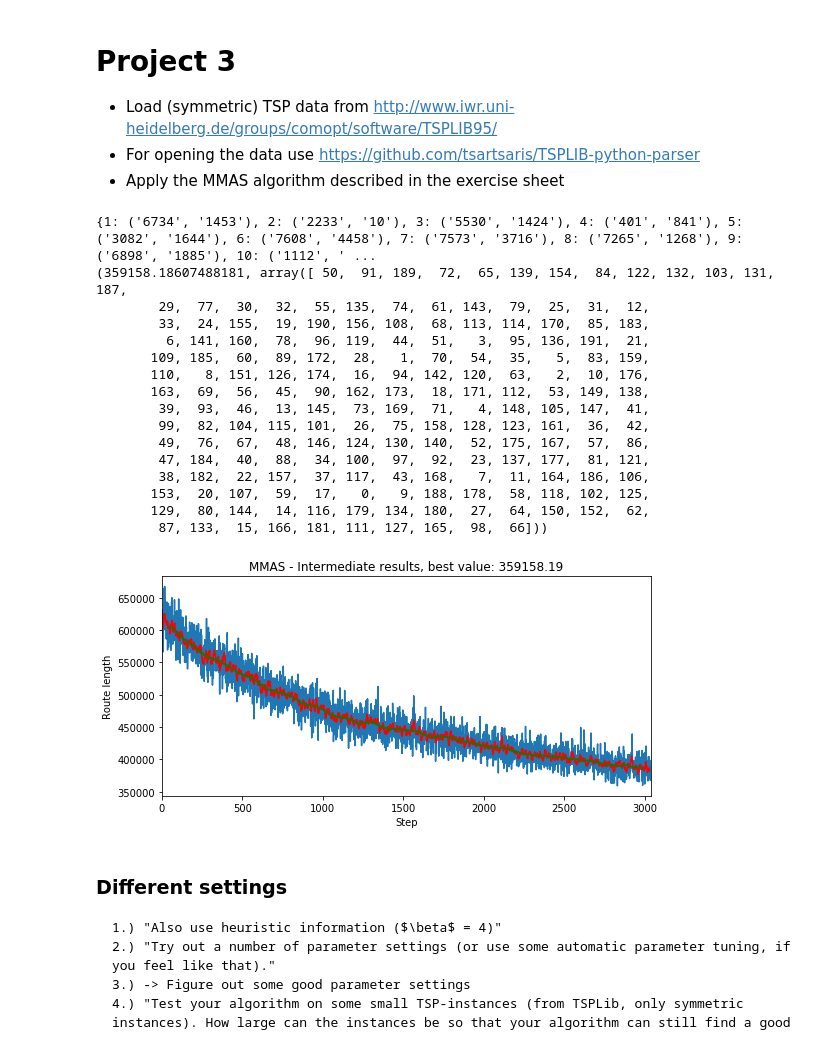
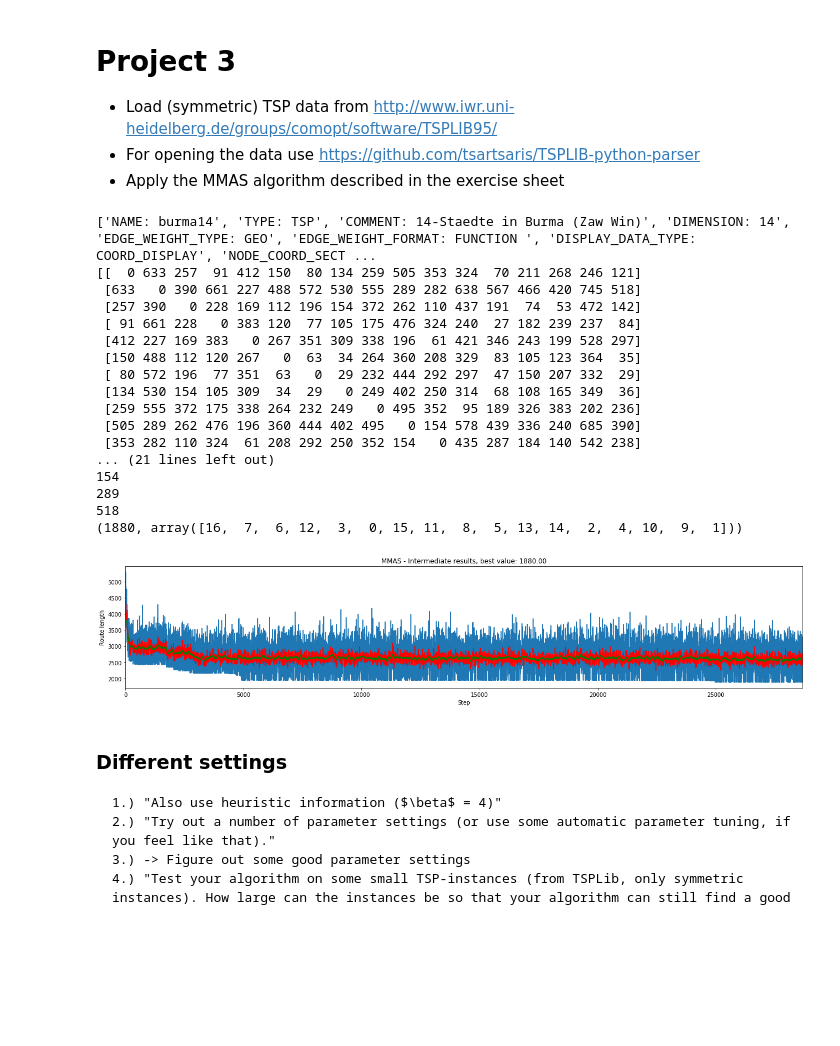
Before and after one commit to Chaoste/course-nia, a Jupyter notebook: project3/project3.ipynb, the cells around one changed output. Drawn from its saved outputs; the diff is of its cells as text; code cells hidden in the pictures; blank space fills up the shorter version.

```diff
--- a/project3/project3.ipynb
+++ b/project3/project3.ipynb
@@ -159,6 +182,13 @@ def detect_dimension(in_list):
     for element in in_list:
         if element.startswith("DIMENSION"):
             return non_numeric.sub("",element)
+
+def get_edge_type(data):
+    non_numeric = re.compile(r'[^\d]+')
+    for element in data:
+        if element.startswith("EDGE_WEIGHT_TYPE"):
+            edge_type = element.split(':', 1)[1].strip()
+            return edge_type
 
 def get_cities(list,dimension):
     dimension = int(dimension)
@@ -182,41 +212,50 @@ def create_cities_dict(cities_tups):
 def load_data():
     #TODO:
     # Sample data from the python library
-    data = read_tsp_data("data/att48.tsp")
+    graph = {}
+
+    data = read_tsp_data("data/burma14.tsp")
+    print(data)
+
+    graph['edge_type'] = get_edge_type(data)
+    if (graph['edge_type'] != "GEO"):
+        raise Exception("edge_type not implemented", graph['edge_type'])
+
     dimension = detect_dimension(data)
     cities_set = get_cities(data,dimension)
     cities_tups = city_tup(cities_set)
     cities_dict = create_cities_dict(cities_tups)
-
-    return cities_dict
+    graph['coords'] = cities_dict
+    return graph
 
     return dict([(1, ('38.24', '20.42')), (2, ('39.57', '26.15')), (3, ('40.56', '25.32')), (4, ('36.26', '23.12')), (5, ('33.48', '10.54')), (6, ('37.56', '12.19')), (7, ('38.42', '13.11')), (8, ('37.52', '20.44')), (9, ('41.23', '9.10')), (10, ('41.17', '13.05')), (11, ('36.08', '-5.21')), (12, ('38.47', '15.13')), (13, ('38.15', '15.35')), (14, ('37.51', '15.17')), (15, ('35.49', '14.32')), (16, ('39.36', '19.56'))])
 # %%
 np.random.seed(0)  # Always receive the same random decisions
 data = load_data()  # Get optimal value and pass it to MMAS constructor
 # For the beginning test for only a few seconds - Later: 10 * 60 (10 minutes)
-mmas = MMAS(data, -1, wall_clock_time=60*3)
+mmas = MMAS(data, -1, wall_clock_time=60*0.5)
 print(mmas(plot=False))
 mmas.plot()
 # Current best result: (53.613033599139548, array([ 2,  1,  3,  7,  0, 15, 12, 13, 11,  6,  9,  8,  5, 14,  4, 10]))
 # %% [output]
-{1: ('6734', '1453'), 2: ('2233', '10'), 3: ('5530', '1424'), 4: ('401', '841'), 5: ('3082', '1644'), 6: ('7608', '4458'), 7: ('7573', '3716'), 8: ('7265', '1268'), 9: ('6898', '1885'), 10: ('1112', ' ...
-(359158.18607488181, array([ 50,  91, 189,  72,  65, 139, 154,  84, 122, 132, 103, 131, 187,
-        29,  77,  30,  32,  55, 135,  74,  61, 143,  79,  25,  31,  12,
-        33,  24, 155,  19, 190, 156, 108,  68, 113, 114, 170,  85, 183,
-         6, 141, 160,  78,  96, 119,  44,  51,   3,  95, 136, 191,  21,
-       109, 185,  60,  89, 172,  28,   1,  70,  54,  35,   5,  83, 159,
-       110,   8, 151, 126, 174,  16,  94, 142, 120,  63,   2,  10, 176,
-       163,  69,  56,  45,  90, 162, 173,  18, 171, 112,  53, 149, 138,
-        39,  93,  46,  13, 145,  73, 169,  71,   4, 148, 105, 147,  41,
-        99,  82, 104, 115, 101,  26,  75, 158, 128, 123, 161,  36,  42,
-        49,  76,  67,  48, 146, 124, 130, 140,  52, 175, 167,  57,  86,
-        47, 184,  40,  88,  34, 100,  97,  92,  23, 137, 177,  81, 121,
-        38, 182,  22, 157,  37, 117,  43, 168,   7,  11, 164, 186, 106,
-       153,  20, 107,  59,  17,   0,   9, 188, 178,  58, 118, 102, 125,
-       129,  80, 144,  14, 116, 179, 134, 180,  27,  64, 150, 152,  62,
-        87, 133,  15, 166, 181, 111, 127, 165,  98,  66]))
+['NAME: burma14', 'TYPE: TSP', 'COMMENT: 14-Staedte in Burma (Zaw Win)', 'DIMENSION: 14', 'EDGE_WEIGHT_TYPE: GEO', 'EDGE_WEIGHT_FORMAT: FUNCTION ', 'DISPLAY_DATA_TYPE: COORD_DISPLAY', 'NODE_COORD_SECT ...
+[[  0 633 257  91 412 150  80 134 259 505 353 324  70 211 268 246 121]
+ [633   0 390 661 227 488 572 530 555 289 282 638 567 466 420 745 518]
+ [257 390   0 228 169 112 196 154 372 262 110 437 191  74  53 472 142]
+ [ 91 661 228   0 383 120  77 105 175 476 324 240  27 182 239 237  84]
+ [412 227 169 383   0 267 351 309 338 196  61 421 346 243 199 528 297]
+ [150 488 112 120 267   0  63  34 264 360 208 329  83 105 123 364  35]
+ [ 80 572 196  77 351  63   0  29 232 444 292 297  47 150 207 332  29]
+ [134 530 154 105 309  34  29   0 249 402 250 314  68 108 165 349  36]
+ [259 555 372 175 338 264 232 249   0 495 352  95 189 326 383 202 236]
+ [505 289 262 476 196 360 444 402 495   0 154 578 439 336 240 685 390]
+ [353 282 110 324  61 208 292 250 352 154   0 435 287 184 140 542 238]
+... (21 lines left out)
+154
+289
+518
+(1880, array([16,  7,  6, 12,  3,  0, 15, 11,  8,  5, 13, 14,  2,  4, 10,  9,  1]))
-[figure, old version]
+[figure, new version]
 # %% [markdown]
 ### Different settings
 
```
Also changed, not shown: parts of 3 cells of this notebook, 1 other file.
